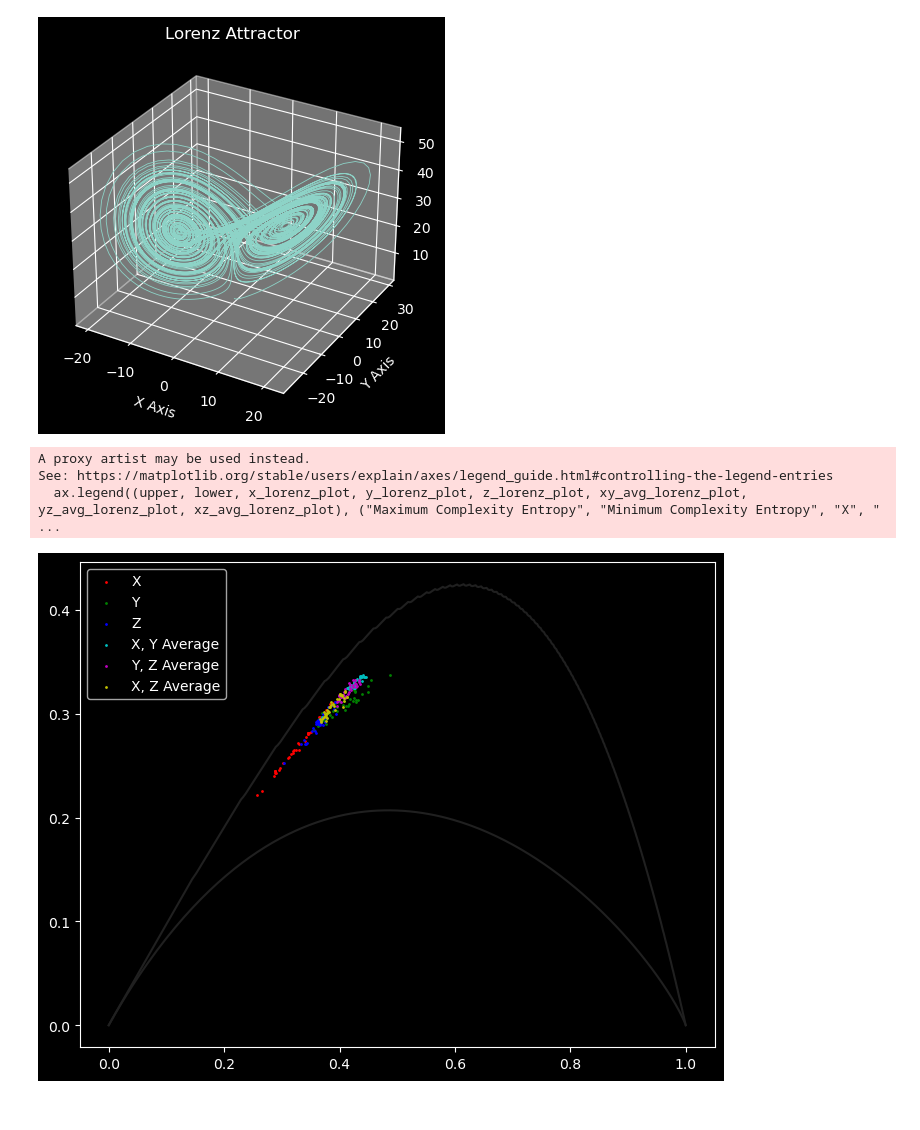
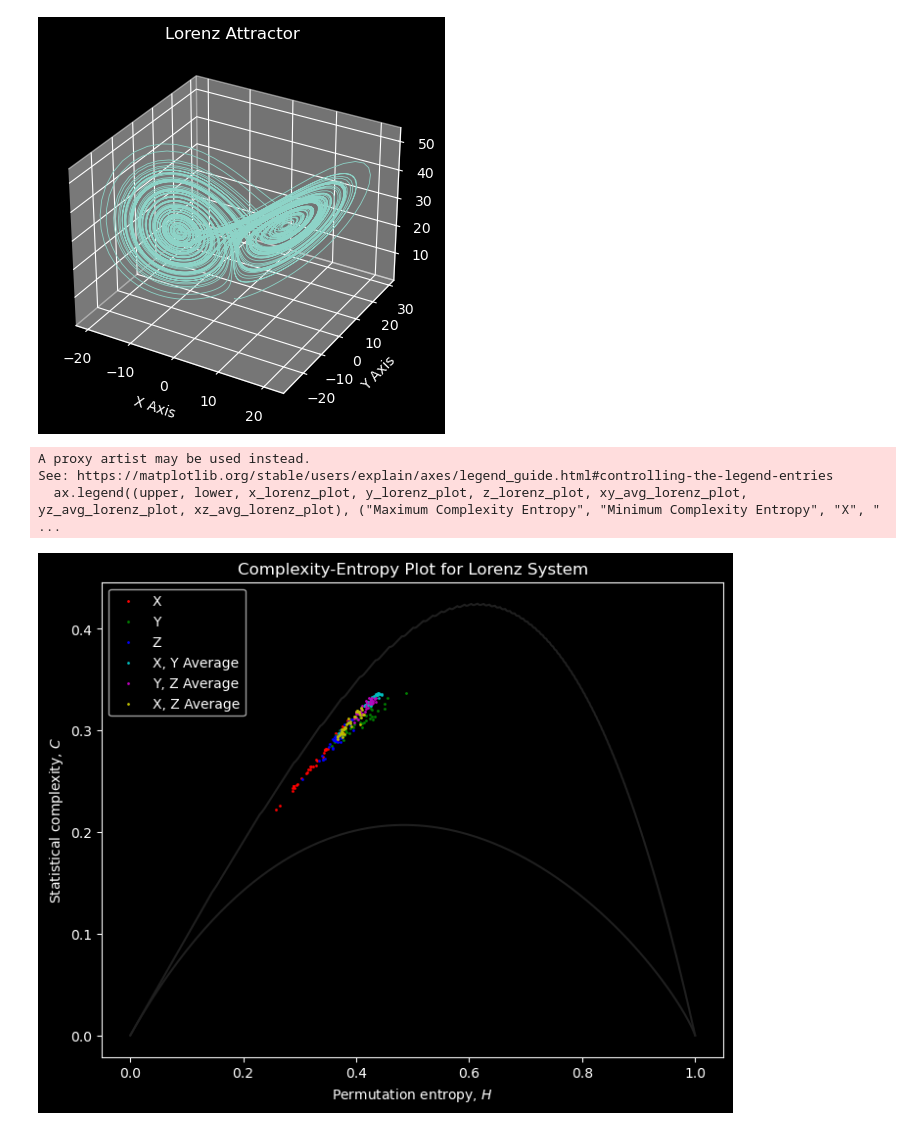
Before and after one commit to MatthewChen37/MATH8803-Final-Project, a Jupyter notebook: Simulations.ipynb, the cells around one changed output. Cells and saved outputs as stored; diff of their text form; code cells hidden in the pictures.

```diff
--- a/Simulations.ipynb
+++ b/Simulations.ipynb
@@ -214,31 +224,35 @@ for idx, (start_idx, end_idx) in enumerate(windows):
 	hc_lorenz_z[idx][0] = z_entropy
 	hc_lorenz_z[idx][1] = z_complexity
 
 	xy_avg_entropy, xy_avg_complexity = ordpy.complexity_entropy(data=xy_avg[start_idx:end_idx], dx=int(5), dy=int(1), taux=int(3), tauy=int(1))
 	hc_lorenz_xy_avg[idx][0] = xy_avg_entropy
 	hc_lorenz_xy_avg[idx][1] = xy_avg_complexity
 
 	yz_avg_entropy, yz_avg_complexity = ordpy.complexity_entropy(data=yz_avg[start_idx:end_idx], dx=int(5), dy=int(1), taux=int(3), tauy=int(1))
 	hc_lorenz_yz_avg[idx][0] = yz_avg_entropy
 	hc_lorenz_yz_avg[idx][1] = yz_avg_complexity
 
 	xz_entropy, xz_complexity = ordpy.complexity_entropy(data=xz_avg[start_idx:end_idx], dx=int(5), dy=int(1), taux=int(3), tauy=int(1))
 	hc_lorenz_xz_avg[idx][0] = xz_entropy
 	hc_lorenz_xz_avg[idx][1] = xz_complexity
 
 upper = ax.plot(hmin, cmin, linewidth=1.5, color='#202020', zorder=0)
 lower = ax.plot(hmax, cmax, linewidth=1.5, color='#202020', zorder=0)
 x_lorenz_plot = ax.scatter(hc_lorenz_x[:,0], hc_lorenz_x[:,1], c="r", s=1)
 y_lorenz_plot = ax.scatter(hc_lorenz_y[:,0], hc_lorenz_y[:,1], c="g", s=1)
 z_lorenz_plot = ax.scatter(hc_lorenz_z[:,0], hc_lorenz_z[:,1], c="b", s=1)
 xy_avg_lorenz_plot = ax.scatter(hc_lorenz_xy_avg[:,0], hc_lorenz_xy_avg[:,1], c="c", s=1)
 yz_avg_lorenz_plot = ax.scatter(hc_lorenz_yz_avg[:,0], hc_lorenz_yz_avg[:,1], c="m", s=1)
 xz_avg_lorenz_plot = ax.scatter(hc_lorenz_xz_avg[:,0], hc_lorenz_xz_avg[:,1], c="y", s=1)
 
+ax.set_title("Complexity-Entropy Plot for Lorenz System")
+ax.set_xlabel('Permutation entropy, $H$')
+ax.set_ylabel('Statistical complexity, $C$')
+
 ax.legend((upper, lower, x_lorenz_plot, y_lorenz_plot, z_lorenz_plot, xy_avg_lorenz_plot, yz_avg_lorenz_plot, xz_avg_lorenz_plot), ("Maximum Complexity Entropy", "Minimum Complexity Entropy", "X", "Y", "Z", "X, Y Average", "Y, Z Average", "X, Z Average"), scatterpoints=1)
 plt.show()
 # %% [output]
 A proxy artist may be used instead.
 See: https://matplotlib.org/stable/users/explain/axes/legend_guide.html#controlling-the-legend-entries
   ax.legend((upper, lower, x_lorenz_plot, y_lorenz_plot, z_lorenz_plot, xy_avg_lorenz_plot, yz_avg_lorenz_plot, xz_avg_lorenz_plot), ("Maximum Complexity Entropy", "Minimum Complexity Entropy", "X", " ...
-[figure, old version]
+[figure, new version]
```
Also changed, not shown: parts of 3 cells of this notebook, 9 other files.
